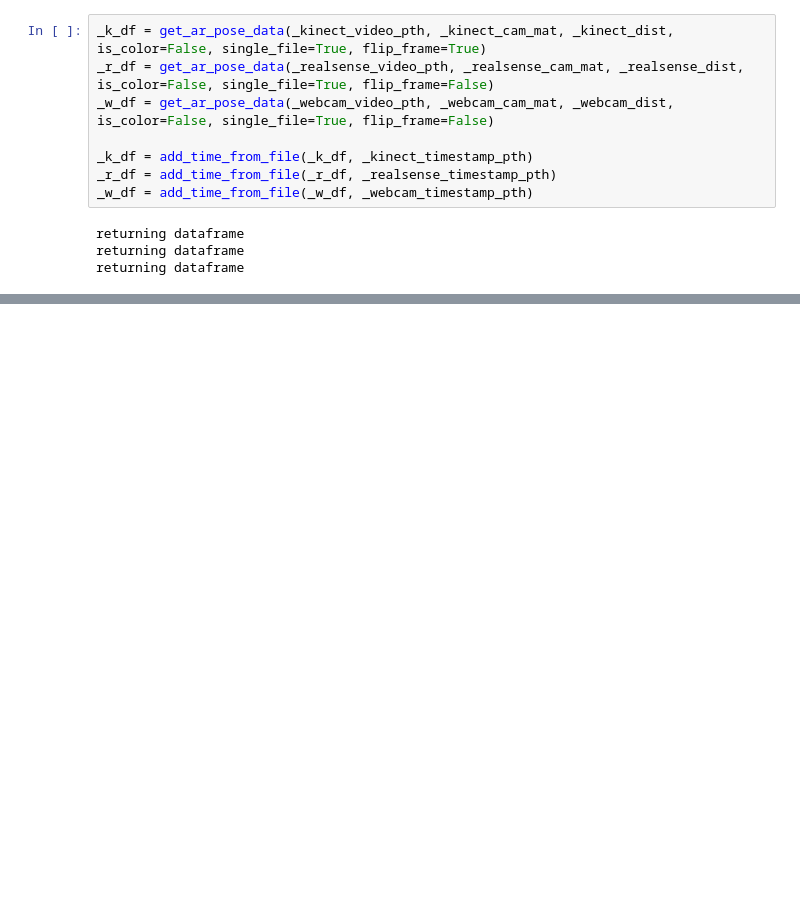
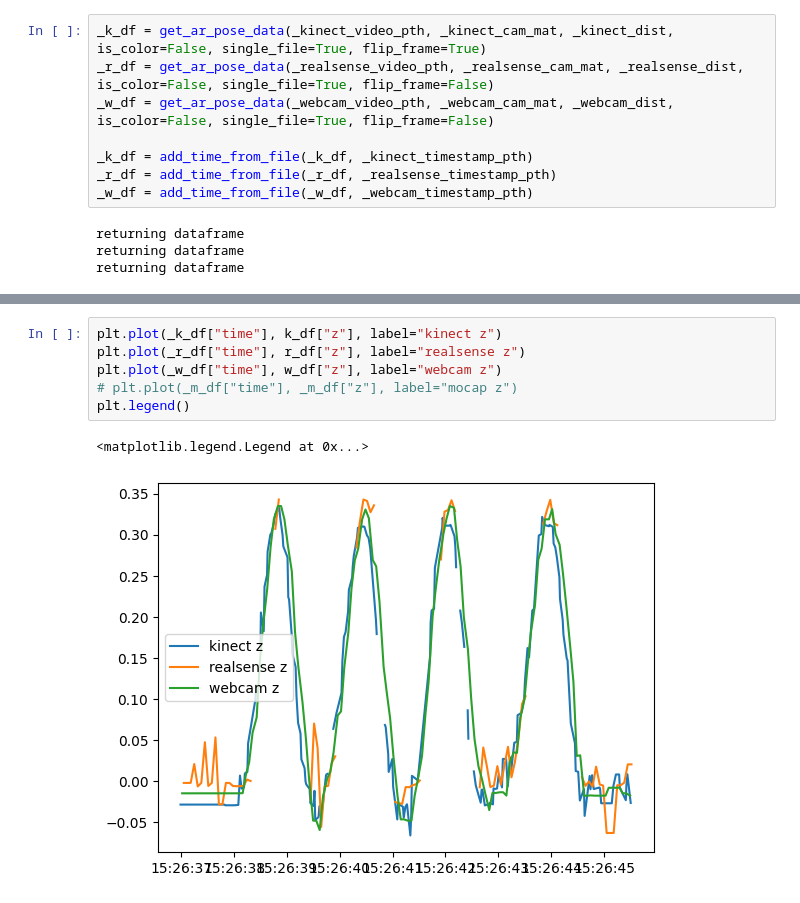
Before and after one commit to SujithChristopher/skateboard_gui, a Jupyter notebook: ipy_notebooks/analysis.ipynb, the cells around one changed output, grey strips where cells are left out. Drawn from its saved outputs; the diff is of its cells as text; blank space fills up the shorter version.

```diff
--- a/ipy_notebooks/analysis.ipynb
+++ b/ipy_notebooks/analysis.ipynb
@@ -134,0 +147,9 @@ plt.legend()
+# %%
+plt.plot(_k_df["time"], k_df["z"], label="kinect z")
+plt.plot(_r_df["time"], r_df["z"], label="realsense z")
+plt.plot(_w_df["time"], w_df["z"], label="webcam z")
+# plt.plot(_m_df["time"], _m_df["z"], label="mocap z")
+plt.legend()
+# %% [output]
+<matplotlib.legend.Legend at 0x...>
+[figure, added]
```
Also changed, not shown: parts of 8 cells of this notebook.
